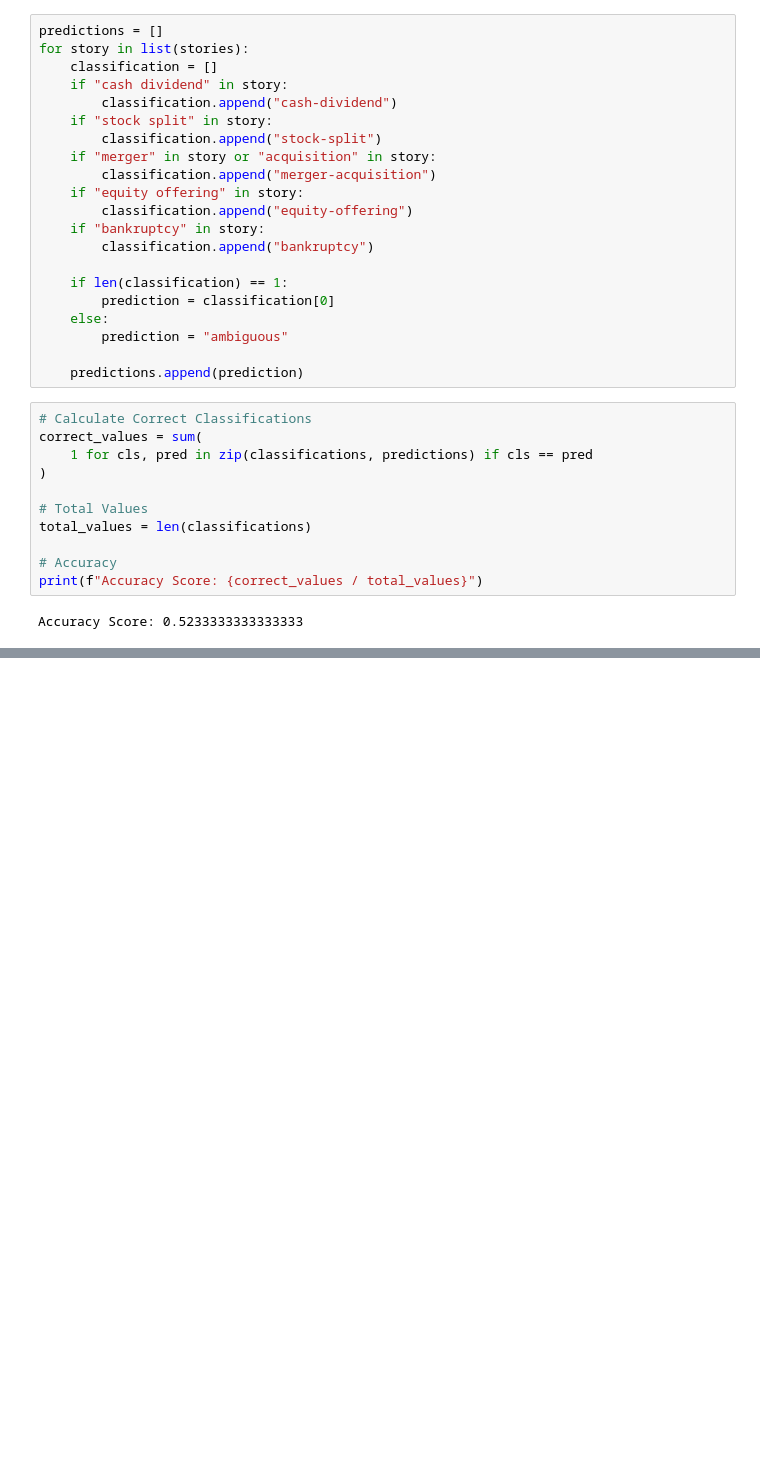
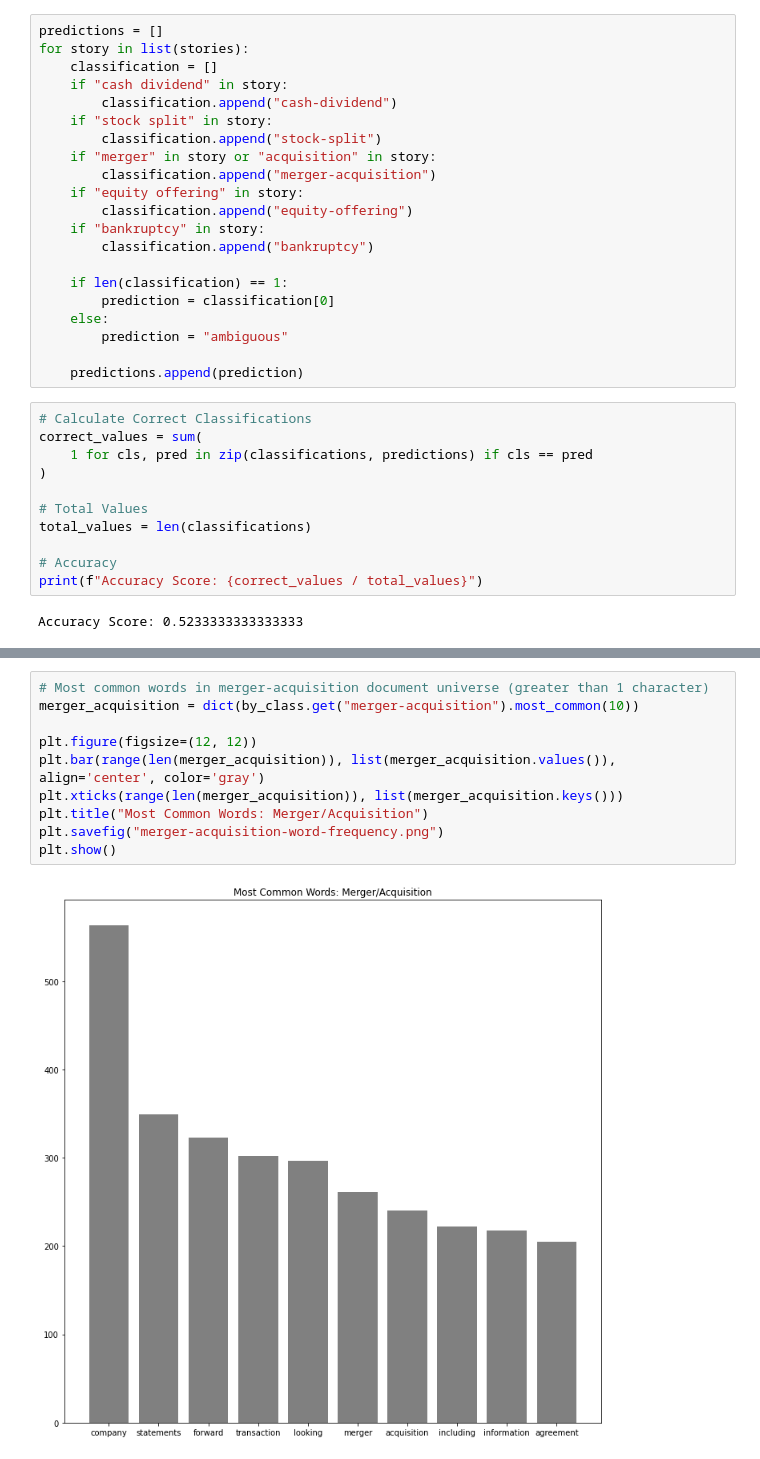
Before and after one commit to leonkozlowski/baseline, a Jupyter notebook: baseline/words.ipynb, the cells around one changed output, grey strips where cells are left out. Saved outputs shown, nothing was run; the diff lists cells and outputs as text; blank space fills up the shorter version.

```diff
--- a/baseline/words.ipynb
+++ b/baseline/words.ipynb
@@ -48,0 +114,12 @@ Accuracy Score: 0.5233333333333333
+# %%
+# Most common words in merger-acquisition document universe (greater than 1 character)
+merger_acquisition = dict(by_class.get("merger-acquisition").most_common(10))
+
+plt.figure(figsize=(12, 12))
+plt.bar(range(len(merger_acquisition)), list(merger_acquisition.values()), align='center', color='gray')
+plt.xticks(range(len(merger_acquisition)), list(merger_acquisition.keys()))
+plt.title("Most Common Words: Merger/Acquisition")
+plt.savefig("merger-acquisition-word-frequency.png")
+plt.show()
+# %% [output]
+[figure, added]
```
Also changed, not shown: parts of 10 cells of this notebook, 4 other files.
